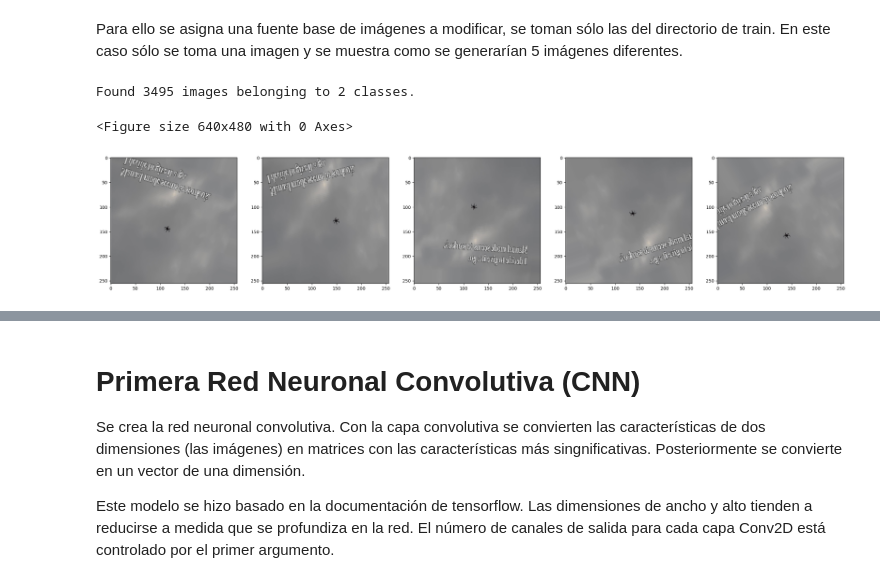
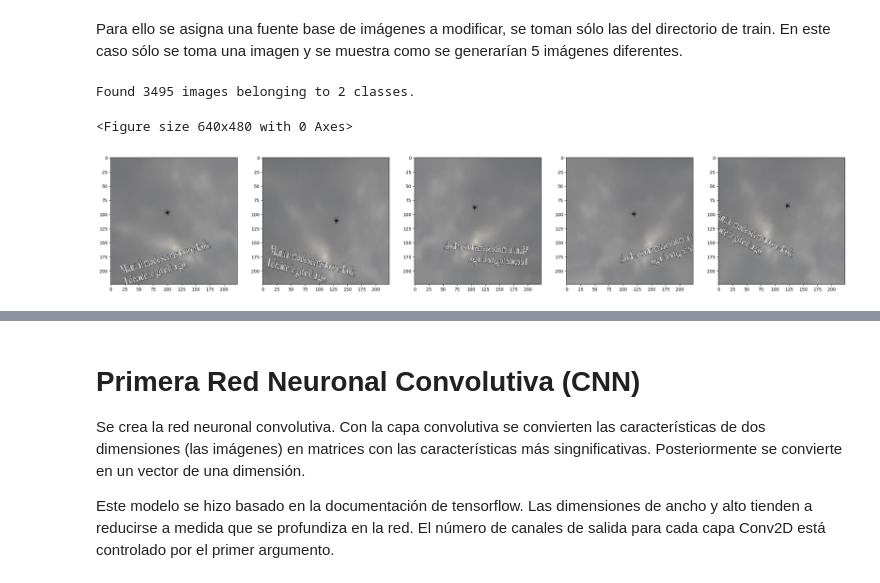
Before and after one commit to July230/AviDetect, a Jupyter notebook: AviDetectClassifier.ipynb, the cells around one changed output, grey strips where cells are left out. Drawn from its saved outputs; the diff is of its cells as text; code cells hidden in the pictures.

Commit message:
add: Volver a modelo con una neurona en ultima capa, mostrar matriz de confusion

```diff
--- a/AviDetectClassifier.ipynb
+++ b/AviDetectClassifier.ipynb
@@ -282,14 +265,13 @@ drone: 374
 Después de aplicar oversampling, se usa ImageDataGenerator para generar imagenes nuevas en el ram mientras se entrena para no desperdiciar espacio. Un problema de tamaño limitado de se presentó a los autores Rares Ilie Orzan et al (2024) donde contaban con una cantidad limitada de imágenes (106) para su estudio. Aplicaron una serie de transformaciones a las imágenes para combatir la falta de datos.
 # %%
 # Constants
-IMAGEWIDTH = 256
-IMAGEHEIGHT = 256
+IMAGEWIDTH = 224
+IMAGEHEIGHT = 224
 BATCHSIZE = 10
 ROTATIONRANGE = 30
 TRANSLATIONS = 0.1
-SCALING = 0.1
+SCALING = [0.9, 1.1]
 EPOCHS = 14
-SEED = 42
 # %%
 trainDatagen = ImageDataGenerator(
     rescale = 1.0/255,
@@ -298,26 +280,26 @@ trainDatagen = ImageDataGenerator(
     height_shift_range = TRANSLATIONS,
     zoom_range = SCALING,
     horizontal_flip = True,
-    vertical_flip = True)
+    vertical_flip = False)
 # %% [markdown]
 Para ello se asigna una fuente base de imágenes a modificar, se toman sólo las del directorio de train. En este caso sólo se toma una imagen y se muestra como se generarían 5 imágenes diferentes.
 # %%
 trainGenerator = trainDatagen.flow_from_directory(
     trainDirectory,
     target_size = (IMAGEWIDTH, IMAGEHEIGHT),
     batch_size = BATCHSIZE, # Images that the models gets in each iteration
-    class_mode = "categorical") # Has to be the same on the last neuron of the model
+    class_mode = "binary") # Has to be the same on the last neuron of the model
 
 plt.figure()
 #subplot(r,c) provide the no. of rows and columns
 f, axarr = plt.subplots(1, 5, figsize=(30, 8))
 
 for i in range(5) :
   axarr[i].imshow(trainGenerator[0][0][0])
 # %% [output]
 Found 3495 images belonging to 2 classes.
 <Figure size 640x480 with 0 Axes>
-[figure, old version]
+[figure, new version]
 # %%
 images , labels = trainGenerator[0]
 
```
Also changed, not shown: parts of 30 cells of this notebook.
